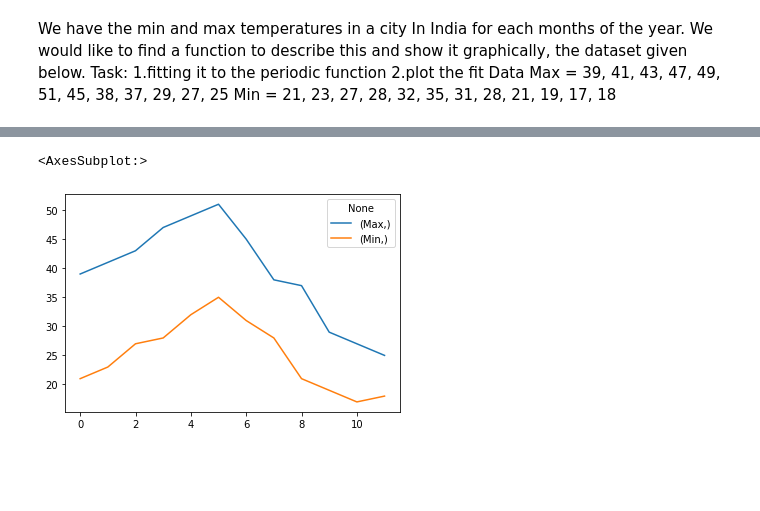
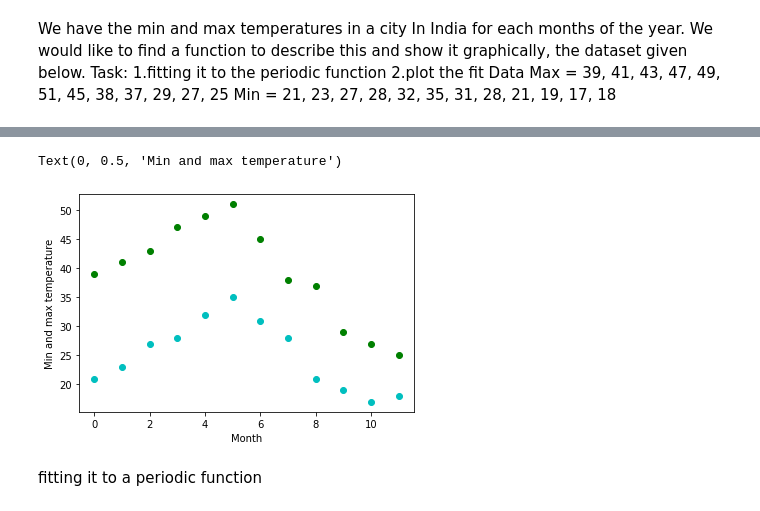
Before and after one commit to Jaya-Chandra/ineuronAssignments, a Jupyter notebook: matplotlib_assignment.ipynb, the cells around one changed output, grey strips where cells are left out. Cells and saved outputs as stored; diff of their text form; code cells hidden in the pictures; blank space fills up the shorter version.

```diff
--- a/matplotlib_assignment.ipynb
+++ b/matplotlib_assignment.ipynb
@@ -36,5 +18,14 @@ df
-# %%
-df.plot()
-# %% [output]
-<AxesSubplot:>
-[figure, removed]
+# %%
+Max = [39, 41, 43, 47, 49, 51, 45, 38, 37, 29, 27, 25]
+Min = [21, 23, 27, 28, 32, 35, 31, 28, 21, 19, 17, 18]
+months = np.arange(12)
+
+plt.plot(months, Max, 'go')
+plt.plot(months, Min, 'co')
+plt.xlabel('Month')
+plt.ylabel('Min and max temperature')
+# %% [output]
+Text(0, 0.5, 'Min and max temperature')
+[figure, added]
+# %% [markdown]
+fitting it to a periodic function
```
Also changed, not shown: parts of 12 cells of this notebook.
